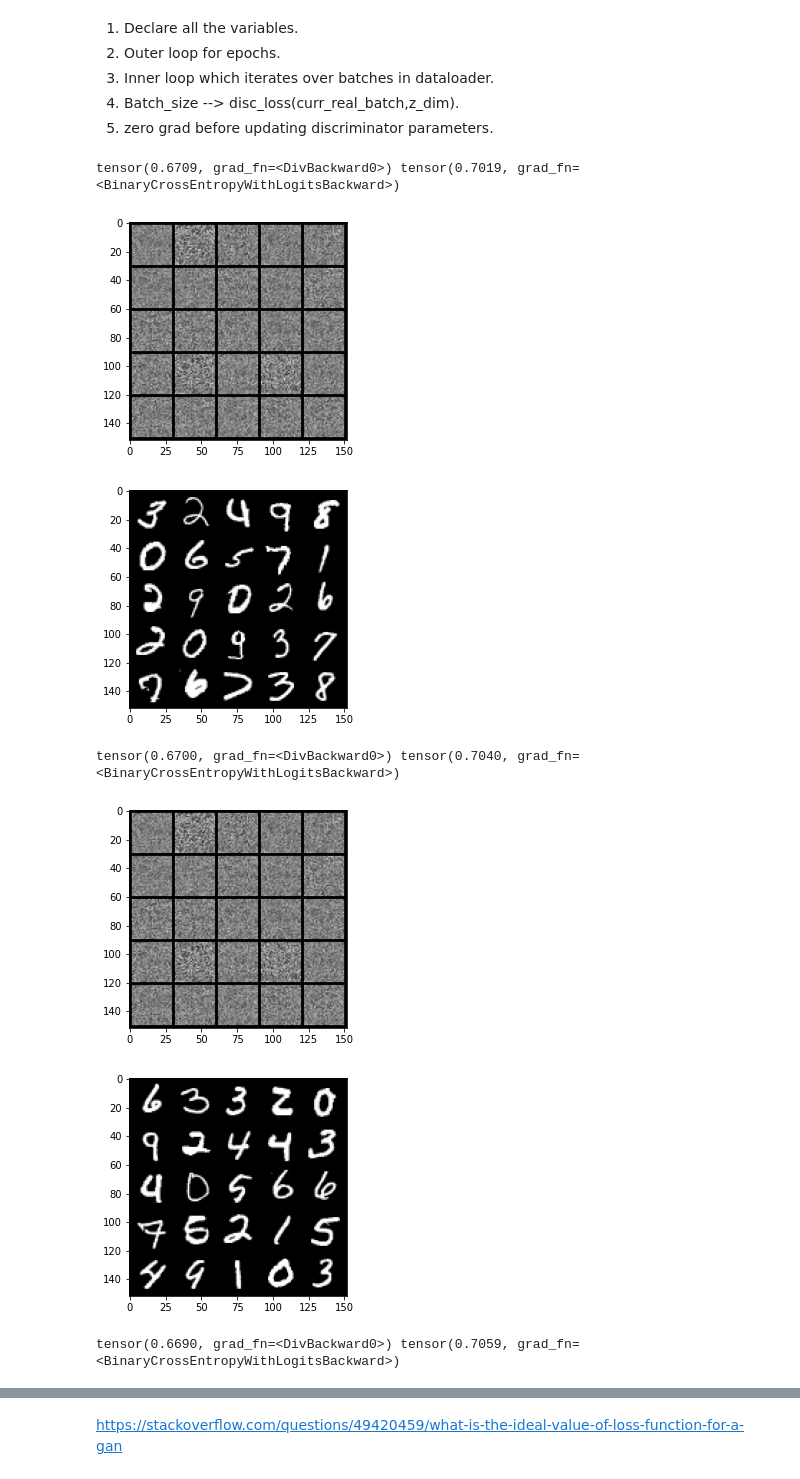
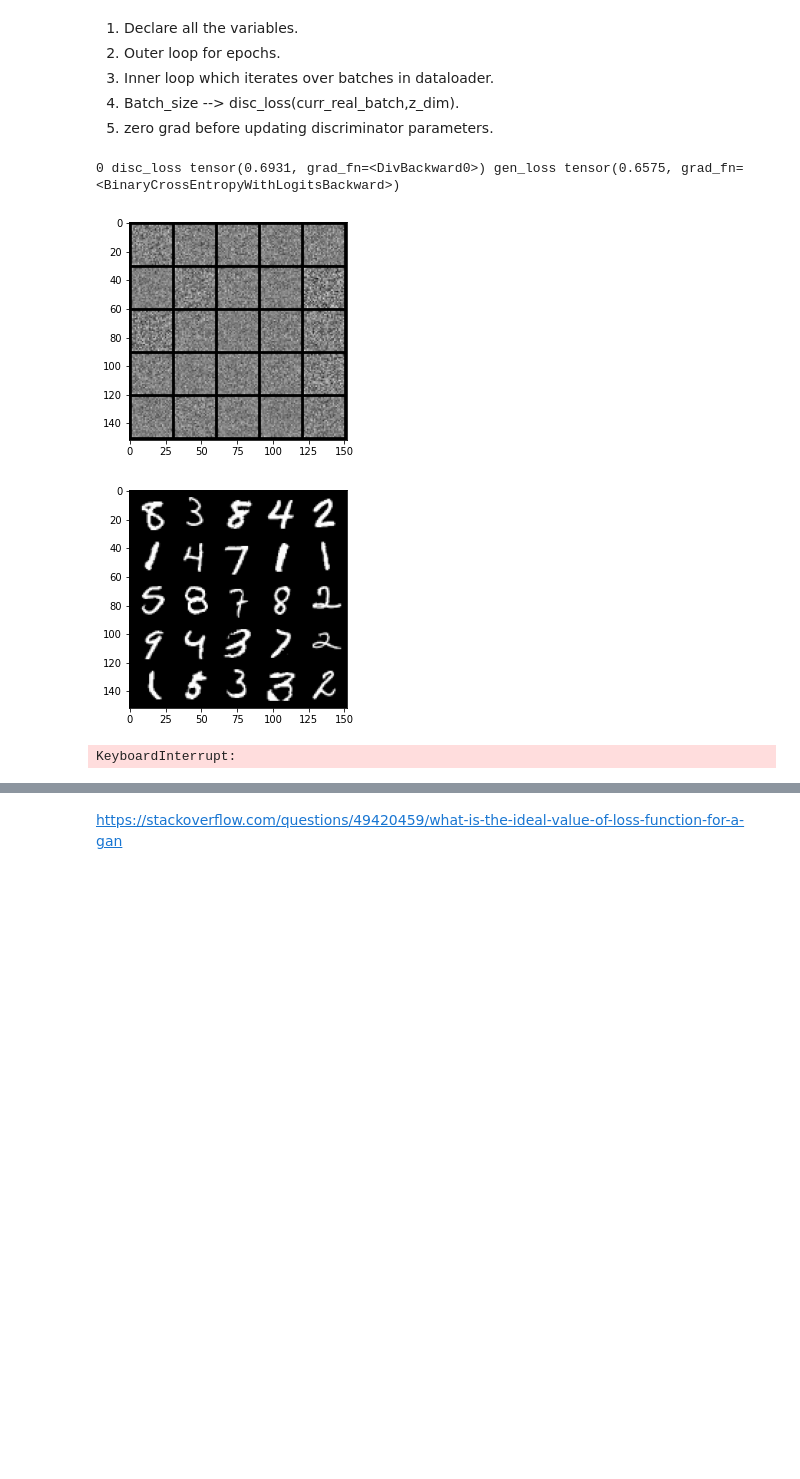
Before and after one commit to Team-GANville/GANIST, a Jupyter notebook: GAN_cadmus/src/GAN.ipynb, the cells around one changed output, grey strips where cells are left out. Saved outputs shown, nothing was run; the diff lists cells and outputs as text; code cells hidden in the pictures; blank space fills up the shorter version.

```diff
--- a/GAN_cadmus/src/GAN.ipynb
+++ b/GAN_cadmus/src/GAN.ipynb
@@ -59,7 +59,7 @@ dataloader = DataLoader( MNIST("/work/basicGAN/GAN_cadmus/input",download = Fals
 # %%
 def display_image(tensor_image,num_img = 25):
 
-    tensor_image = tensor_image.view(image.shape[0],1,28,-1)
+    tensor_image = tensor_image.view(tensor_image.shape[0],1,28,-1)
     image_grid = make_grid(tensor_image[0:25],nrow =5)
     plt.imshow(image_grid.permute(1,2,0).squeeze())
     plt.show()
@@ -249,33 +249,33 @@ def test_noise():
 # %%
 for epoch in range(epochs):
 
+    curr = 0
     for real,_ in dataloader:
 
         real = real.view(real.shape[0],-1)
         batch_size = real.shape[0]
         disc_opt.zero_grad()
 
         disc_loss = get_disc_loss(real,batch_size,z_dim,device)
         disc_loss.backward()
         disc_opt.step()
 
         gen_opt.zero_grad()
         gen_loss = get_gen_loss(batch_size,z_dim,device)
         gen_loss.backward()
         gen_opt.step()
 
+        if curr % 100 == 0 :
+          noise_test = noise_generator(batch_size,z_dim,device)
+          fake_img = gen(noise_test)
 
-        noise_test = noise_generator(batch_size,z_dim,device)
-        fake_img = gen(noise)
+          print(curr,"disc_loss",disc_loss,"gen_loss",gen_loss)
+          display_image(fake_img,25),
+          display_image(real,25)
 
-        print(disc_loss,gen_loss)
-        display_image(fake_img,25),
-        display_image(real,25)
+        curr += 1
 # %% [output]
-tensor(0.6709, grad_fn=<DivBackward0>) tensor(0.7019, grad_fn=<BinaryCrossEntropyWithLogitsBackward>)
+0 disc_loss tensor(0.6931, grad_fn=<DivBackward0>) gen_loss tensor(0.6575, grad_fn=<BinaryCrossEntropyWithLogitsBackward>)
-[figure, old version]
+[figure, new version]
-[figure, old version]
+[figure, new version]
-tensor(0.6700, grad_fn=<DivBackward0>) tensor(0.7040, grad_fn=<BinaryCrossEntropyWithLogitsBackward>)
+KeyboardInterrupt:
-[figure, removed]
-[figure, removed]
-tensor(0.6690, grad_fn=<DivBackward0>) tensor(0.7059, grad_fn=<BinaryCrossEntropyWithLogitsBackward>)
```
Also changed, not shown: parts of 1 cell of this notebook.
